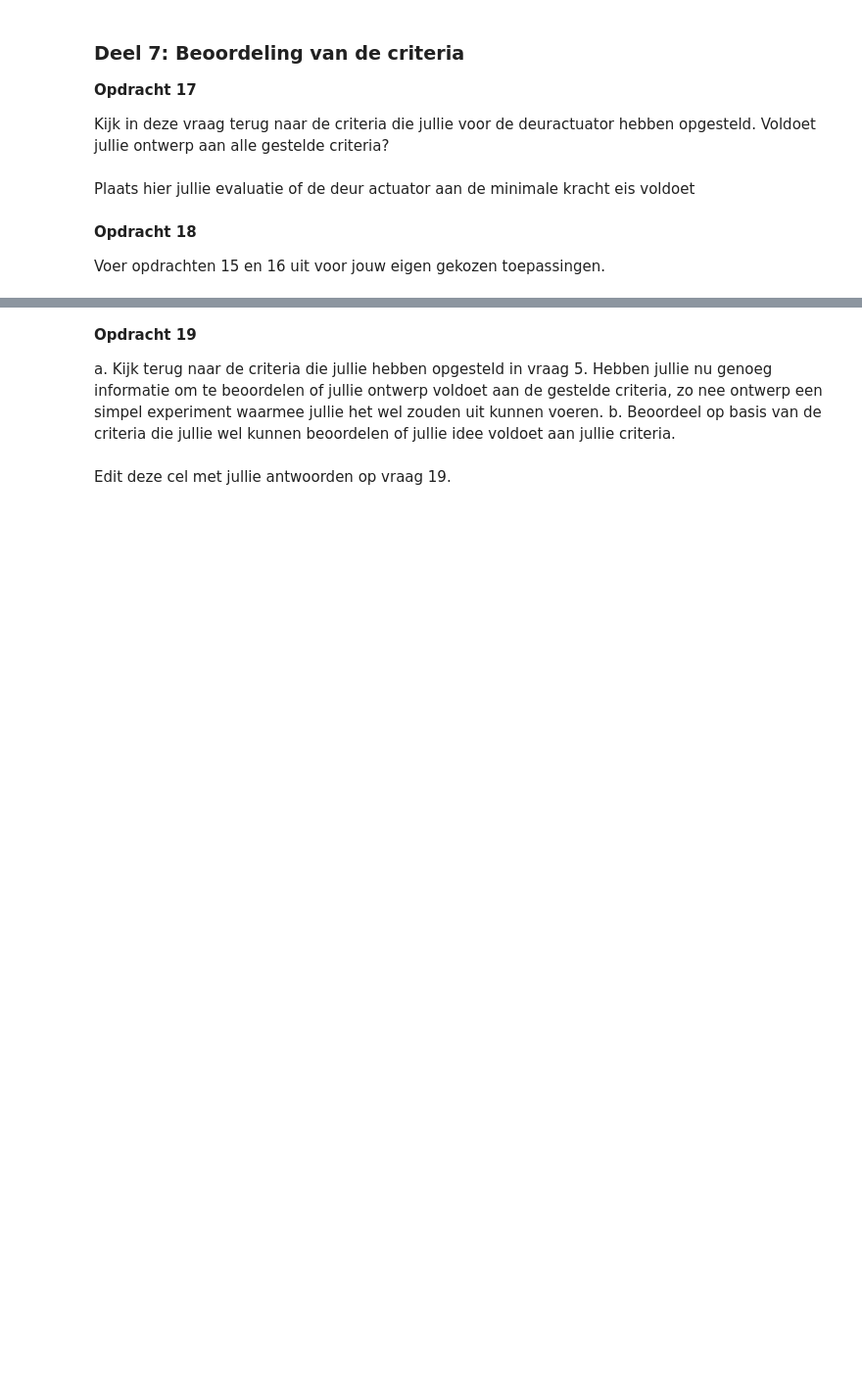
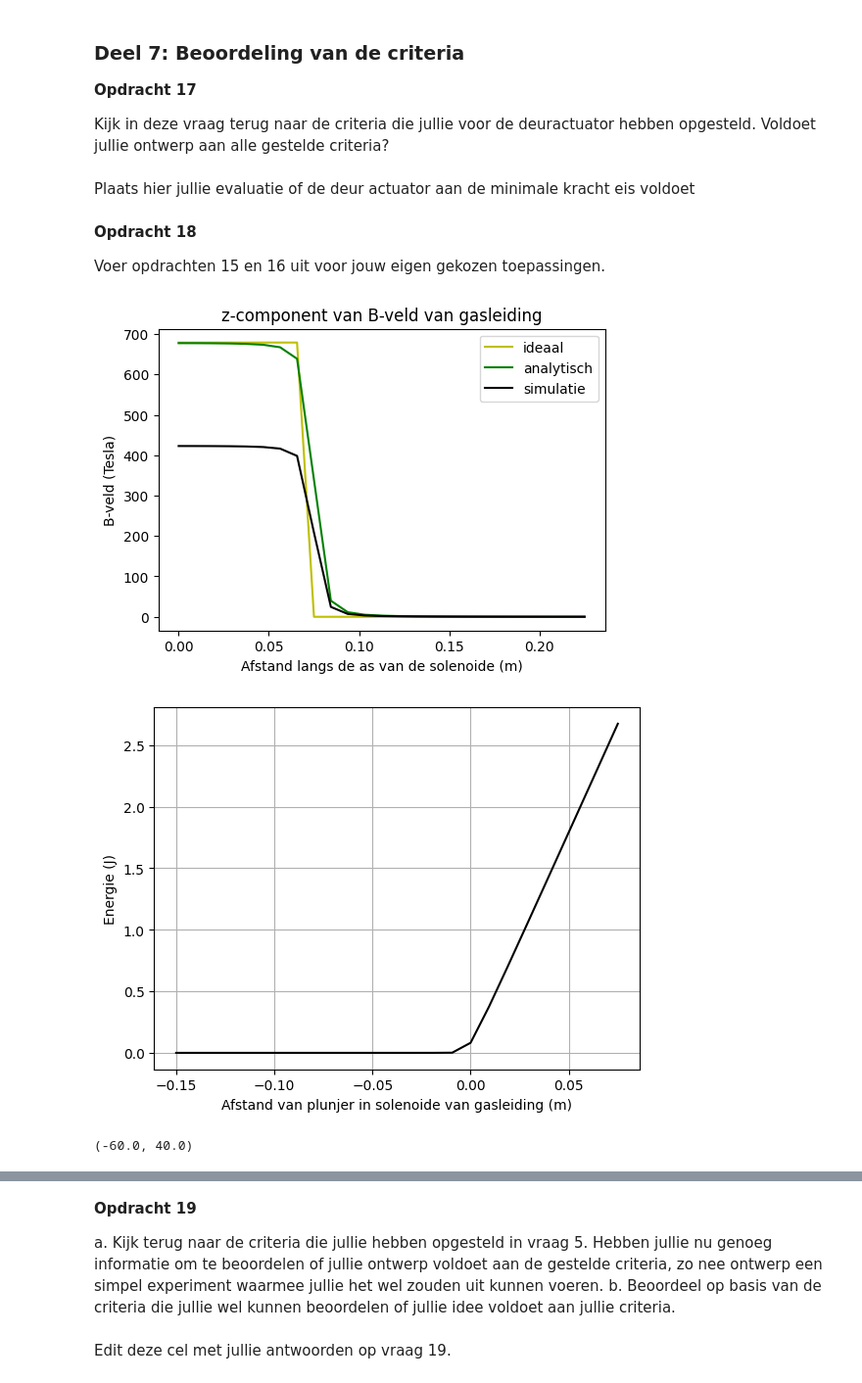
Before and after one commit to sralmulder-hash/opdrachten-DEF-D, a Jupyter notebook: KrachtactuatorOpdracht.ipynb, the cells around one changed output, grey strips where cells are left out. Shown at 98% size. Saved outputs shown, nothing was run; the diff lists cells and outputs as text; code cells hidden in the pictures; blank space fills up the shorter version.

```diff
--- a/KrachtactuatorOpdracht.ipynb
+++ b/KrachtactuatorOpdracht.ipynb
@@ -589,6 +591,69 @@ Plaats hier jullie evaluatie of de deur actuator aan de minimale kracht eis vold
 
 Voer opdrachten 15 en 16 uit voor jouw eigen gekozen toepassingen.
 # %%
-###
-###Jullie code hier###
-###
+l_draad = L_d_r   # lengte draad : 8 m
+r_sol = R_s_r     # straal solenoide : 0.005 m
+L_sol = L_s_r     # lengte solenoide : 0.15 m
+N_wikkelingen = (l_draad/(2*np.pi*r_sol))# Aantal wikkeling
+I= 0.4 #400 mA van arduino
+
+spoed=N_wikkelingen/L_sol
+stappen=1000
+n_ax=25
+z_ax=np.linspace(0, 1.5*L_sol, n_ax)
+H_ax=np.zeros(n_ax)
+
+x_source,y_source,z_source=parametrisatie(stappen,r_sol,N_wikkelingen,L_sol)
+
+r_source=np.array([x_source,y_source,z_source]) #matrix met coordinaten
+dl=r_source[:,1:]-r_source[:,:-1] #dl vector door het verschil te berekenent tussen twee opeenvolgede punten
+
+for i_field in range(n_ax):
+    #print(f"\rIfield =  {i_field}", end="") # Print welk element van het veld nu berekend wordt.
+    r_field=np.array([0,0,z_ax[i_field]], dtype='float64') #we willen het veld in het midden van de spoel, dus de oorsprong
+    Hsimulated=np.array([0,0,0], dtype='float64')
+    for i_source in np.arange(1, stappen-1):
+        # Bepaal dl en r_source en gebruik
+        Hsimulated += field_current_element(r_field, r_source[:,i_source], dl[:,i_source])
+        #print(f"Ifield = {i_field} ", end="")
+
+    # selecting the z-component
+    H_ax[i_field]=Hsimulated[2]
+
+# dit is nog een aardige analytische uitdrukking die je kan uitrekenen voor de z-component op de as van een solenoide met eindige lengte
+H_veld_analytisch=(N_wikkelingen*I/L_sol/2)*((L_sol/2-z_ax)/np.sqrt((z_ax- L_sol/2)**2 + r_sol**2)+(L_sol/2+z_ax)/np.sqrt((z_ax+ L_sol/2)**2 + r_sol**2))
+
+H_veld_ideaal=H_veld_analytisch*np.ones(n_ax)*(1.0*(z_ax < L_sol/2))
+H_veld_ideaal1=spoed*I*np.ones(n_ax)*(1.0*(z_ax < L_sol/2))
+
+plt.figure(figsize=[20,4])
+plt.subplot(131)
+plt.title('z-component van B-veld van gasleiding')
+plt.plot(z_ax, H_veld_ideaal1, '-y', label='ideaal')
+plt.plot(z_ax, H_veld_analytisch, '-g', label='analytisch')
+plt.plot(z_ax, H_ax, '-k', label='simulatie')
+plt.legend(loc='upper right')
+plt.xlabel('Afstand langs de as van de solenoide (m)')
+plt.ylabel('B-veld (Tesla)')
+plt.show()
+
+Wz=0.5*np.pi*r_sol*2*np.cumsum(np.flipud(H_ax)*mu_r*mu_0*np.flipud(H_ax))*(z_ax[1] - z_ax[0])
+
+plt.figure()
+plt.plot(L_sol/2 - z_ax, np.flipud(Wz), '-k')
+plt.xlabel('Afstand van plunjer in solenoide van gasleiding (m)'), plt.ylabel('Energie (J)'), plt.grid()
+plt.show()
+
+force_analytical = -0.5*mu_0*mu_r*np.pi*r_sol*2*aantal_omwentelingen*I/L_sol*2 # Kracht uitrekenen numeriek
+force_numerical=np.diff(Wz, n=1, append=[0])/(z_ax[1] - z_ax[0]) # Kracht uitrekenen
+
+# Plotting the results
+plt.plot(L_sol/2 - z_ax, np.flipud(force_numerical), '-o', label='Kracht')
+plt.plot(L_sol/2 - z_ax, (-56)*np.ones(n_ax), '--r', label='Benodigde kracht')
+plt.plot(L_sol/2 - z_ax, force_analytical*np.ones(n_ax), '--g', label='Kracht oneindig lange solenoide')
+plt.xlabel('Afstand van plunjer in solenoide van gasleiding (m)'), plt.ylabel('Kracht (N)'), plt.grid(), plt.legend()
+plt.ylim([-60, 40])
+# %% [output]
+[figure, added]
+[figure, added]
+(-60.0, 40.0)
```
Also changed, not shown: parts of 7 cells of this notebook, 6 other files.
